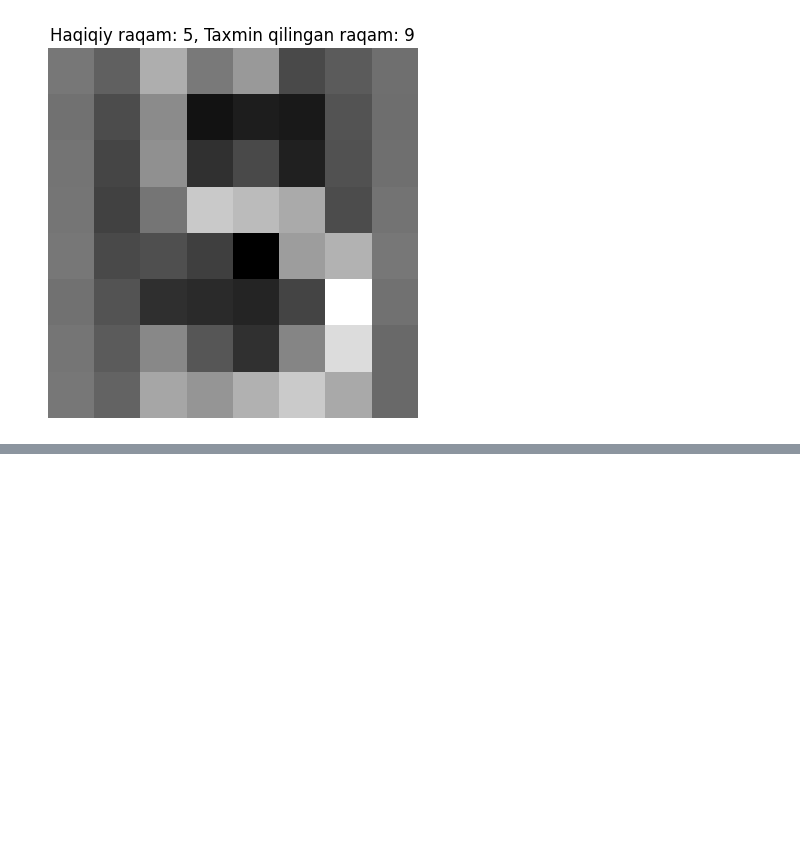
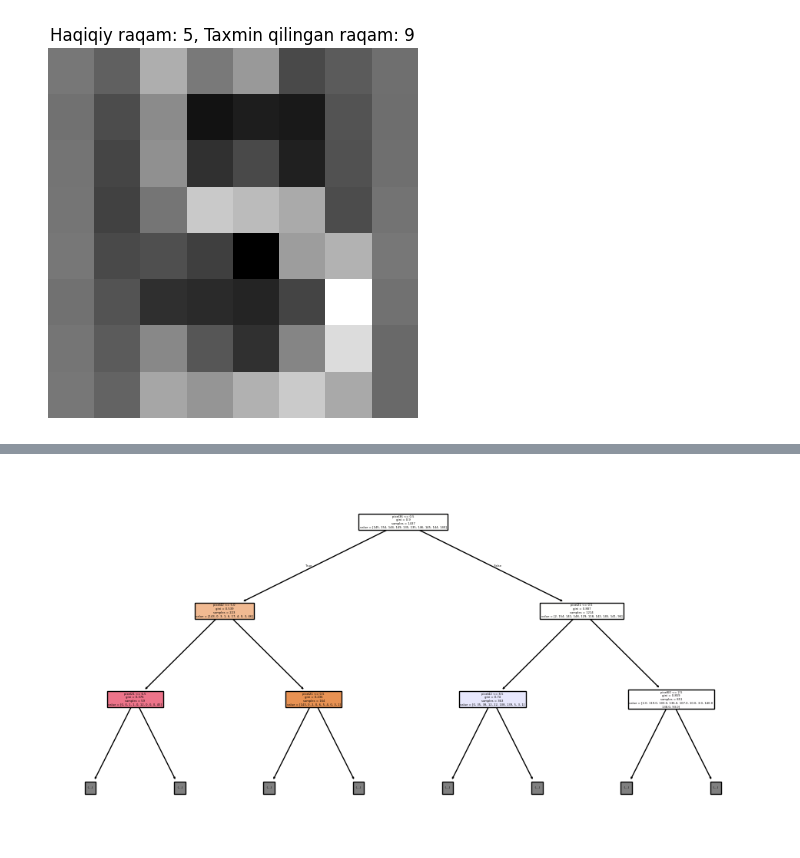
Before and after one commit to fartech00/Prompt-refining, a Jupyter notebook: TAFU_KNN.ipynb, the cells around one changed output, grey strips where cells are left out. Saved outputs shown, nothing was run; the diff lists cells and outputs as text; code cells hidden in the pictures; blank space fills up the shorter version.

```diff
--- a/TAFU_KNN.ipynb
+++ b/TAFU_KNN.ipynb
@@ -111,0 +147,5 @@ plt.show()
+# %%
+# 4: Decision Tree algoritmini o'qitish boshlanishi
+# ==============================
+dt = DecisionTreeClassifier(criterion="gini", max_depth=10, random_state=42)
+dt.fit(X_train, y_train)
@@ -111,0 +173,6 @@ plt.show()
+# %%
+plt.figure(figsize=(12, 6))
+plot_tree(dt, filled=True, max_depth=2, feature_names=[f"pixel{i}" for i in range(64)])
+plt.show()
+# %% [output]
+[figure, added]
```
Also changed, not shown: parts of 6 cells of this notebook.
